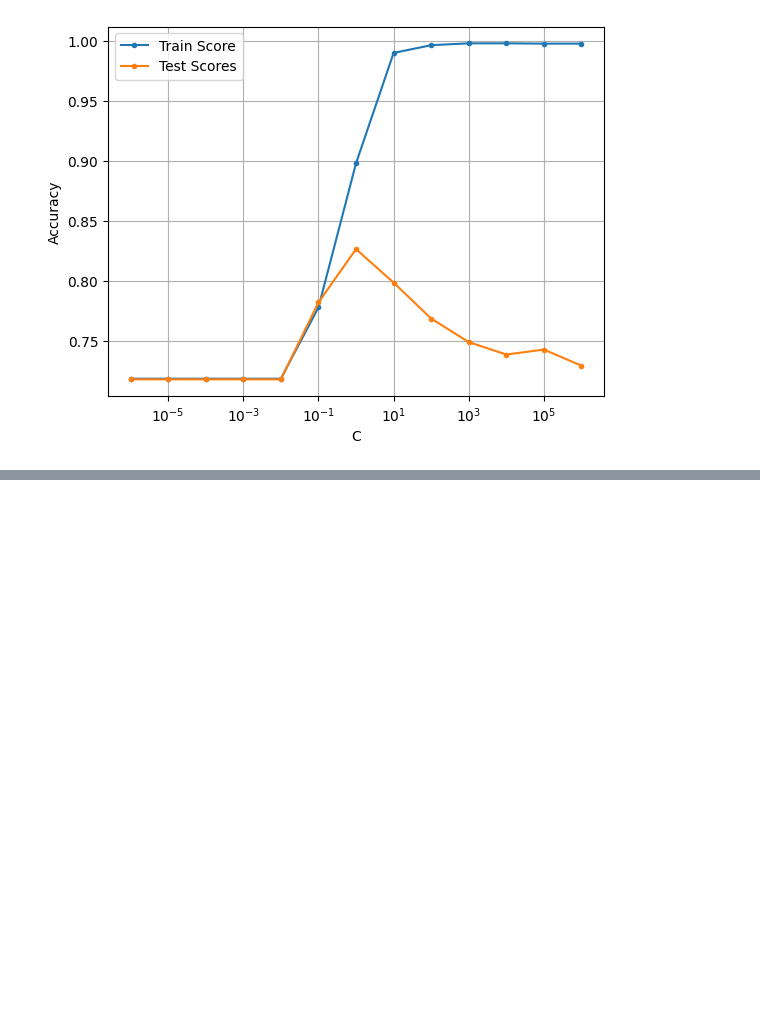
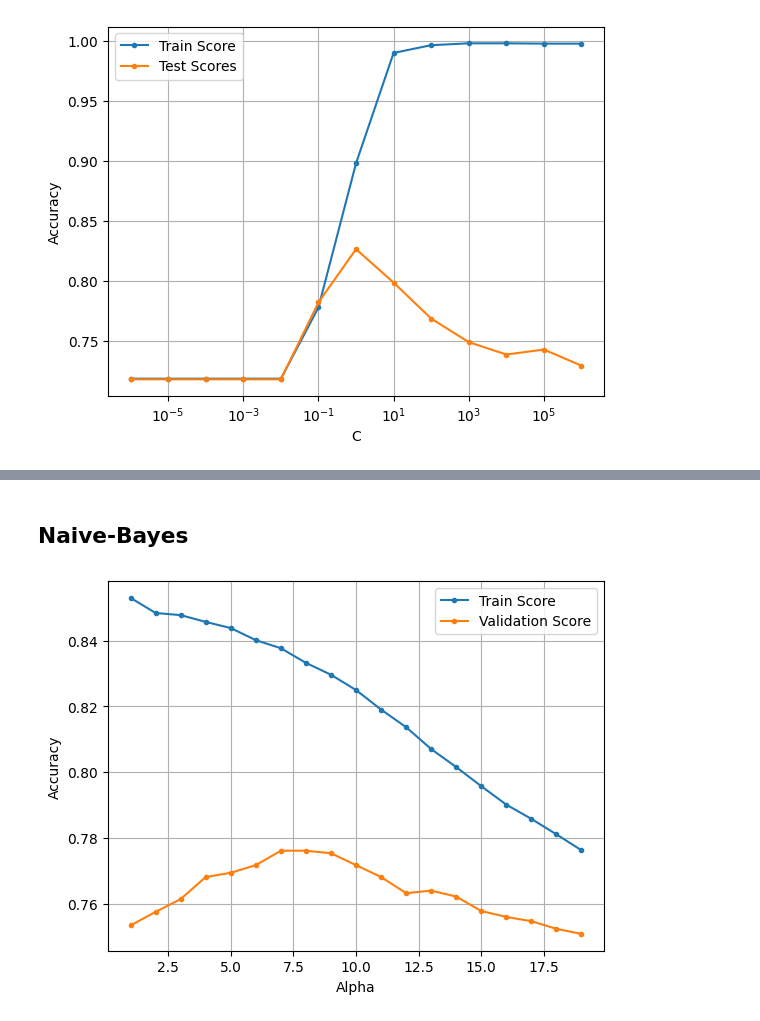
Before and after one commit to jiroamato/Stock-Trend-Prediction-With-NLP, a Jupyter notebook: notebooks/2-NLP-Preprocessing-Modelling.ipynb, the cells around one changed output, grey strips where cells are left out. Cells and saved outputs as stored; diff of their text form; code cells hidden in the pictures; blank space fills up the shorter version.

```diff
--- a/notebooks/2-NLP-Preprocessing-Modelling.ipynb
+++ b/notebooks/2-NLP-Preprocessing-Modelling.ipynb
@@ -826,0 +963,32 @@ plt.show()
+# %% [markdown]
+## Naive-Bayes
+# %%
+# Train/Test Split
+X_remain, X_test, y_remain, y_test = train_test_split(X_bow, y, test_size=0.2, stratify=y, random_state=1)
+
+alpha_values = list(range(1, 20))
+
+cross_validation_scores_NB = []
+all_train_scores_NB = []
+
+for alpha in alpha_values:
+    NB = MultinomialNB(alpha=alpha)
+
+    # Train and cross validation scores
+    cv_score = np.mean(cross_validate(NB, X_remain, y_remain, cv=5)['test_score'])
+    train_score = np.mean(cross_validate(NB, X_remain, y_remain, cv=5, return_train_score=True)['train_score'])
+
+    # Append to overall list
+    cross_validation_scores_NB.append(cv_score)
+    all_train_scores_NB.append(train_score)
+# %%
+plt.figure()
+plt.plot(alpha_values, all_train_scores_NB, label="Train Score", marker=".")
+plt.plot(alpha_values, cross_validation_scores_NB, label="Validation Score", marker=".")
+plt.xlabel("Alpha")
+plt.ylabel("Accuracy")
+plt.grid()
+plt.legend()
+plt.show()
+# %% [output]
+[figure, added]
```
Also changed, not shown: parts of 15 cells of this notebook.
